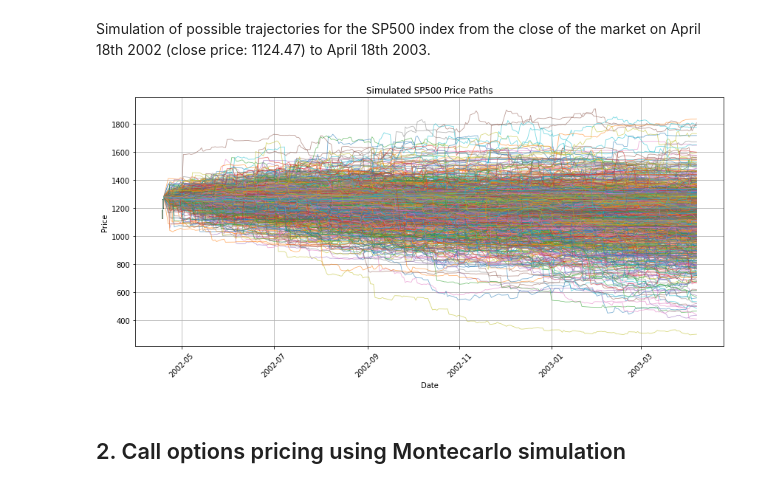
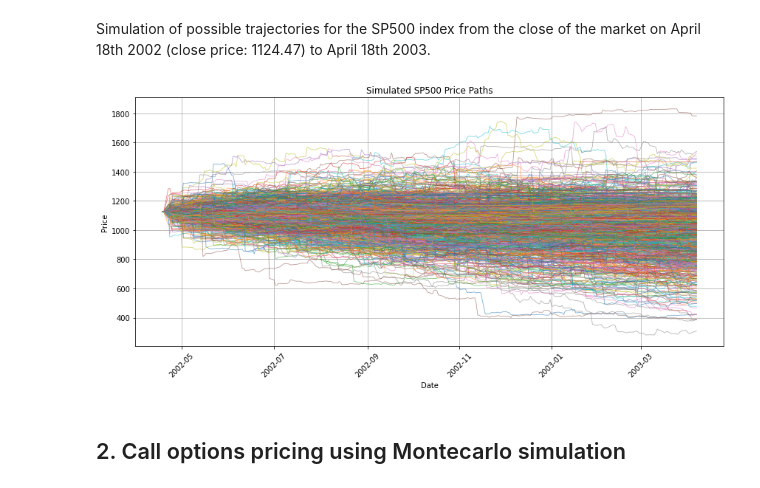
Before and after one commit to FabbriSimo001/LPA_Stochastic_Volatility, a Jupyter notebook: LPA-Group_Assignment.ipynb, the cells around one changed output. Saved outputs shown, nothing was run; the diff lists cells and outputs as text; code cells hidden in the pictures.

```diff
--- a/LPA-Group_Assignment.ipynb
+++ b/LPA-Group_Assignment.ipynb
@@ -113,7 +115,7 @@ eta = 1       # Long-term mean
 lambda_ = 2   # Volatility
 y0 = 1.25     # Initial value
 T = 1.0       # Time horizon
-N = 1000      # Number of time steps
+N = 252      # Number of time steps
 # Generate the CIR process
 y = get_CIR(kappa, eta, lambda_, y0, T, N)
 # Integrate the CIR process
@@ -216,7 +218,7 @@ eta = 1       # Long-term mean
 lambda_ = 2   # Volatility
 y0 = 1.25     # Initial value
 T = 1.0       # Time horizon
-N = 2000      # Number of time steps
+N = 252      # Number of time steps
 # Test parameters for the Inverse Gaussian (IG) process
 a = 1  # Mean parameter
 b = 20  # Shape parameter
@@ -269,7 +271,7 @@ def get_NIG(t, alpha, beta, delta):
     W_G = brownian_motion(inv_gaussian_process)
     # Compute the NIG process
     X_t = beta * delta * delta * inv_gaussian_process + delta * W_G
-    return X_t
+    return t, X_t
 
 
 def get_NIG_CIR(kappa, eta, lambda_, y0, T, N, alpha, beta, delta):
@@ -291,8 +293,8 @@ def get_NIG_CIR(kappa, eta, lambda_, y0, T, N, alpha, beta, delta):
         numpy array: Array representing the NIG process at each point in the inverse Gaussian process.
     """
     # Generate the CIR process (time process of the underlying Inverse Gaussian Process)
-    time_CIR = get_ICIR(get_CIR(kappa, eta, lambda_, y0, T, N))*T/N
-    return time_CIR, get_NIG(time_CIR, alpha, beta, delta)
+    time_CIR = get_ICIR(get_CIR(kappa, eta, lambda_, y0, T, N))*1/252
+    return get_NIG(time_CIR, alpha, beta, delta)
 # %% [markdown]
 #### Test function (using Schoutens' book parameters)
 # %%
@@ -347,7 +349,7 @@ def risk_neutral (r, q, u, t, kappa, eta, lambda_, y0):
     numerator = math.exp((kappa*kappa * eta * t) / (lambda_*lambda_)) * math.exp((2 * y0 * u) / (kappa + gamma * (math.cosh(gamma * t / 2)/math.sinh(gamma * t / 2))))
     denominator = (math.cosh(gamma * t / 2) + (kappa * math.sinh(gamma * t / 2)) / gamma) ** (2 * kappa * eta / (lambda_**2))
     exp_iuYt_y0 = numerator / denominator
-    result = ((math.exp(r-q)*t)/exp_iuYt_y0)
+    result = ((math.exp((r-q)*t))/exp_iuYt_y0)
 
     return result
 # %% [markdown]
@@ -365,35 +367,35 @@ beta = -4.8412 #Asymmetry parameter for the NIG process.
 delta = 0.4685 #Scale parameter for the NIG process.
 starting_price = 1124.47
 r = 0.019
 q = 0.012
 num_paths = 1000  # Number of trajectories
 # Set the starting date for the x-axis
 start_date = pd.to_datetime("2002-04-18")
 dates = pd.date_range(start=start_date, periods=N + 1, freq='B')  # Business days only
 # Initialize an array to store paths
 paths = np.zeros((N + 1, num_paths))
 paths[0] = starting_price  # Set initial price for all paths
 u = -1*delta*(math.sqrt(alpha*alpha-(beta+1)**2) - math.sqrt(alpha*alpha-beta*beta)) #New u* for the risk-neutral correction
 # Simulate each path
 for i in range(num_paths):
     # Generate a new set of daily log returns for this trajectory
     time, levy_process = get_NIG_CIR(kappa, eta, lambda_, y0, T, N, alpha, beta, delta)
     risk_neutral_ =  risk_neutral (r, q, u, T, kappa, eta, lambda_, y0)
-    prices = starting_price * np.exp(levy_process) * risk_neutral_
+    prices = starting_price * np.exp(levy_process)
     paths[1:, i] = prices  # Convert log returns to price path
 # Plot the 100 simulated paths
 plt.figure(figsize=(12, 6))
 for i in range(num_paths):
     plt.plot(dates, paths[:, i], linewidth=0.8, alpha=0.6)
 plt.title("Simulated SP500 Price Paths")
 plt.xlabel("Date")
 plt.ylabel("Price")
 plt.xticks(rotation=45)
 plt.grid(True)
 plt.tight_layout()
 plt.show()
 # %% [output]
-[figure, old version]
+[figure, new version]
 # %% [markdown]
 ## 2. Call options pricing using Montecarlo simulation
 # %% [markdown]
```
Also changed, not shown: parts of 23 cells of this notebook.
